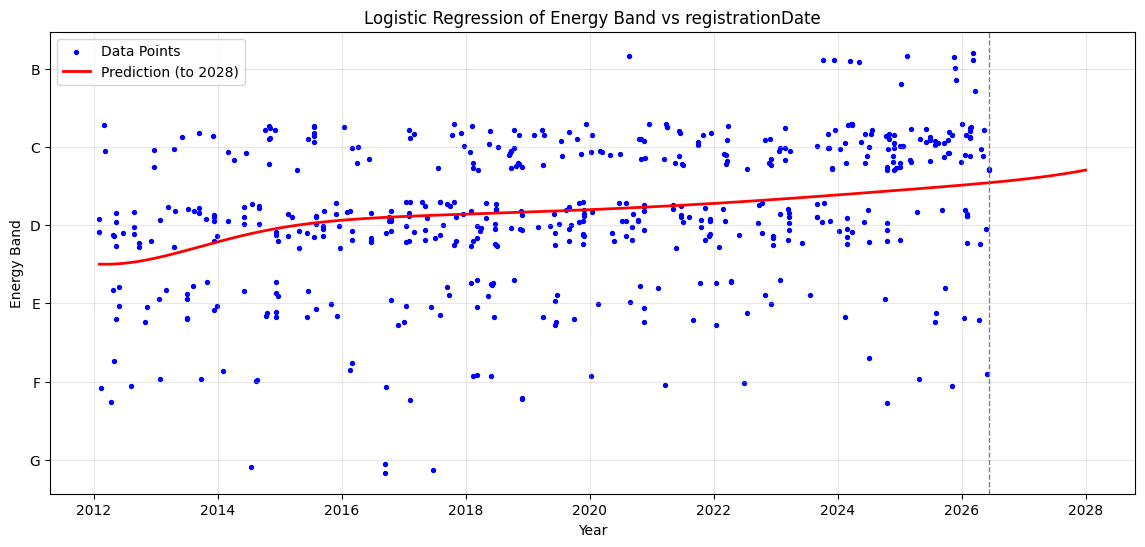
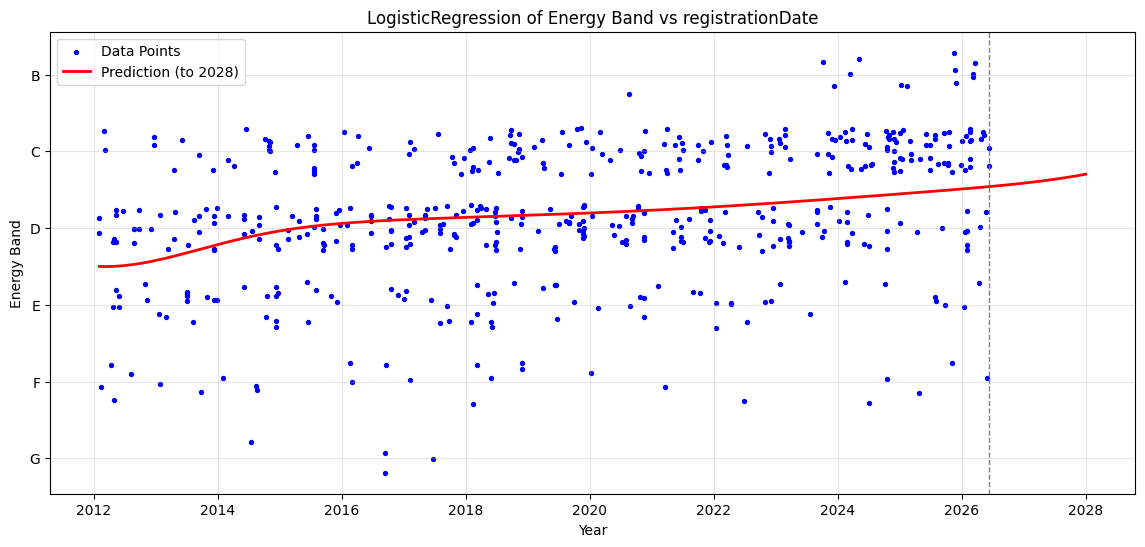
The change to this notebook cell's code, shown as a diff; its figure went from the first image to the second:
--- before
+++ after
@@ -2,4 +2,6 @@
 import warnings 
 warnings.filterwarnings('ignore')
+
+model = LogisticRegression(max_iter=80)
 
 def plot_polynomial_regression(X, y, feature_name):
@@ -23,9 +25,13 @@
     X_future = poly.transform(X_future_days)
 
-    probability = MODEL.predict_proba(X_future)
-
     class_indices = np.arange(len(BAND_ORDER))
-    # average out the probabilites made with dot product
-    y_future = probability @ class_indices
+    
+    if isinstance(model,LogisticRegression) :
+        parabola = model.predict_proba(X_future)
+        # average out the probabilites made with dot product
+        y_future = parabola @ class_indices
+    else :
+        parabola = model.predict(X_future)
+        y_future = parabola
 
     # convert days back to years 
@@ -52,5 +58,5 @@
 
     plt.yticks(range(len(BAND_ORDER)), BAND_ORDER)
-    plt.title(f'Logistic Regression of Energy Band vs {feature_name}')
+    plt.title(f'{model.__class__.__name__} of Energy Band vs {feature_name}')
     plt.xlabel('Year')
     plt.ylabel('Energy Band')

Commit: tests with LinearRegression